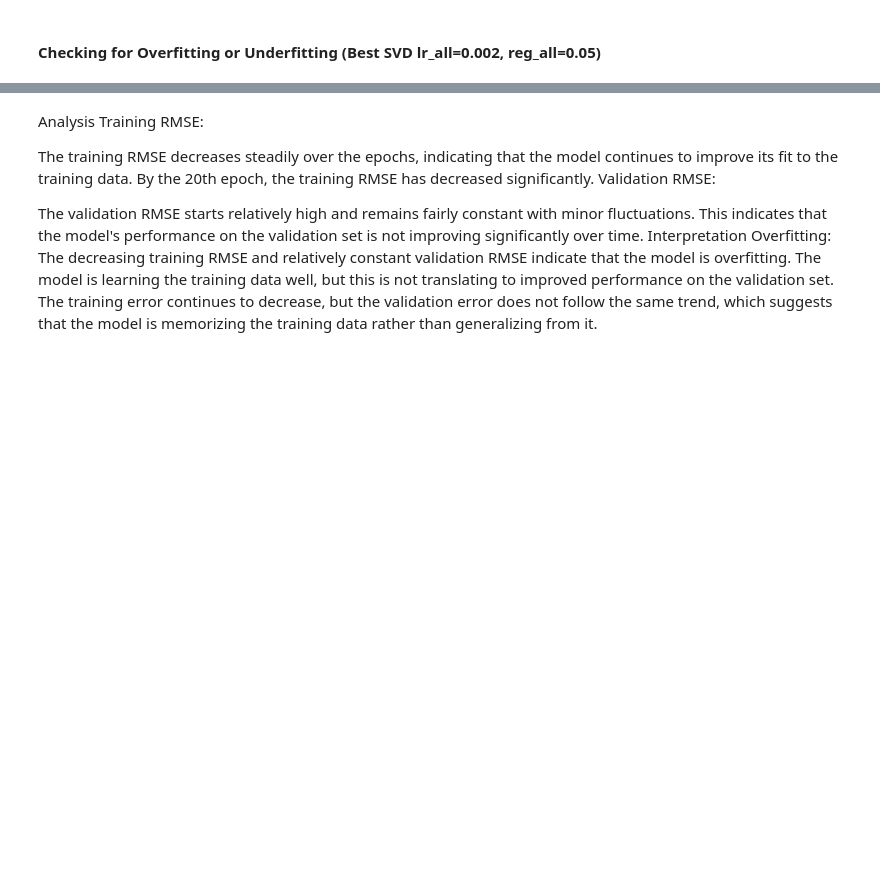
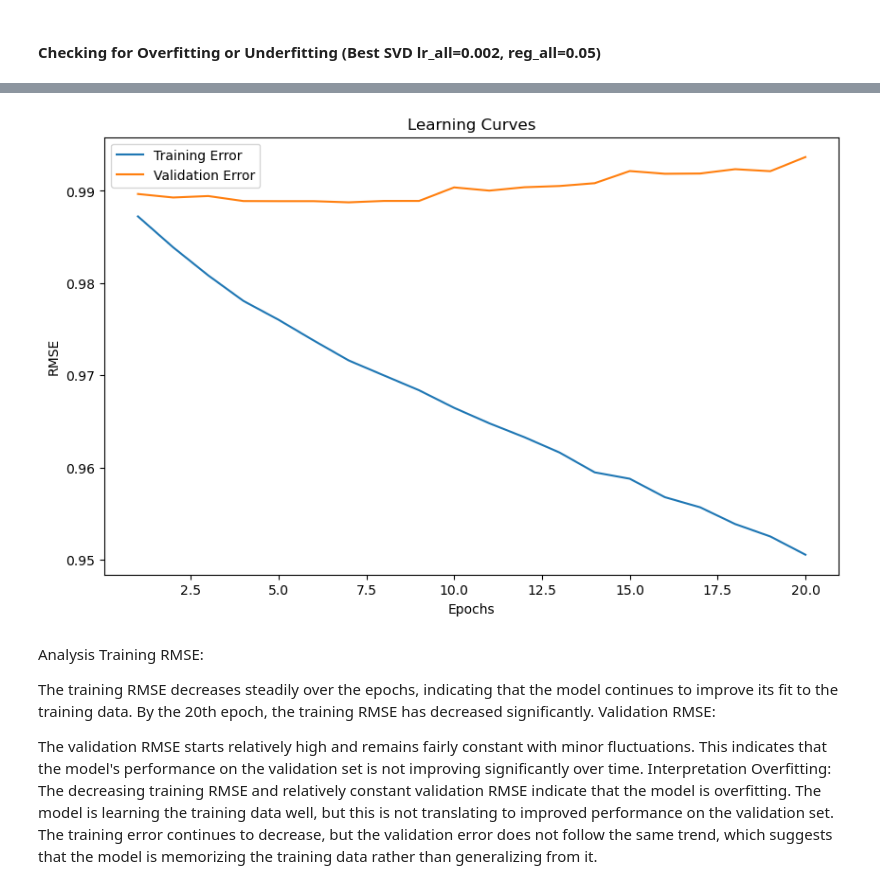
Before and after one commit to dpatel77/CocktailRecommenderSystem, a Jupyter notebook: cocktails.ipynb, the cells around one changed output, grey strips where cells are left out. Cells and saved outputs as stored; diff of their text form; code cells hidden in the pictures; blank space fills up the shorter version.

```diff
--- a/cocktails.ipynb
+++ b/cocktails.ipynb
@@ -990,44 +1015,45 @@ This approach ensures that the collaborative filtering model is trained on the t
 # %% [markdown]
 #### Checking for Overfitting or Underfitting (Best SVD lr_all=0.002, reg_all=0.05)
 # %%
-# # Function to train SVD model and record RMSE at each epoch using the best hyperparameters
-# def train_svd_with_learning_curves(trainset, valset, n_epochs, n_factors=50, lr_all=0.002, reg_all=0.05):
-#     train_errors = []
-#     val_errors = []
+# Function to train SVD model and record RMSE at each epoch using the best hyperparameters
+def train_svd_with_learning_curves(trainset, valset, n_epochs, n_factors=50, lr_all=0.002, reg_all=0.05):
+    train_errors = []
+    val_errors = []
 
-#     svd = SVD(n_factors=n_factors, lr_all=lr_all, reg_all=reg_all, n_epochs=1)  # Initialize SVD with n_epochs=1 to control manually
+    svd = SVD(n_factors=n_factors, lr_all=lr_all, reg_all=reg_all, n_epochs=1)  # Initialize SVD with n_epochs=1 to control manually
 
-#     for epoch in range(n_epochs):
-#         svd.n_epochs = epoch + 1
-#         svd.fit(trainset)  # Incremental training
+    for epoch in range(n_epochs):
+        svd.n_epochs = epoch + 1
+        svd.fit(trainset)  # Incremental training
 
-#         # Calculate RMSE for training set
-#         train_predictions = svd.test(trainset.build_testset())
-#         train_rmse = accuracy.rmse(train_predictions, verbose=False)
-#         train_errors.append(train_rmse)
+        # Calculate RMSE for training set
+        train_predictions = svd.test(trainset.build_testset())
+        train_rmse = accuracy.rmse(train_predictions, verbose=False)
+        train_errors.append(train_rmse)
 
-#         # Calculate RMSE for validation set
-#         val_predictions = svd.test(valset)
-#         val_rmse = accuracy.rmse(val_predictions, verbose=False)
-#         val_errors.append(val_rmse)
+        # Calculate RMSE for validation set
+        val_predictions = svd.test(valset)
+        val_rmse = accuracy.rmse(val_predictions, verbose=False)
+        val_errors.append(val_rmse)
 
-#         print(f"Epoch {epoch + 1}/{n_epochs} - Training RMSE: {train_rmse:.4f}, Validation RMSE: {val_rmse:.4f}")
+        print(f"Epoch {epoch + 1}/{n_epochs} - Training RMSE: {train_rmse:.4f}, Validation RMSE: {val_rmse:.4f}")
 
-#     return train_errors, val_errors
+    return train_errors, val_errors
 
-# # Train the model and record learning curves using the best hyperparameters
-# n_epochs = 20
-# train_errors, val_errors = train_svd_with_learning_curves(trainset, valset, n_epochs, n_factors=50, lr_all=0.002, reg_all=0.05)
+# Train the model and record learning curves using the best hyperparameters
+n_epochs = 20
+train_errors, val_errors = train_svd_with_learning_curves(trainset, valset, n_epochs, n_factors=50, lr_all=0.002, reg_all=0.05)
 
-# # Plot the learning curves
-# def plot_learning_curves(train_errors, val_errors):
-#     plt.figure(figsize=(10, 6))
-#     plt.plot(range(1, n_epochs + 1), train_errors, label='Training Error')
-#     plt.plot(range(1, n_epochs + 1), val_errors, label='Validation Error')
-#     plt.xlabel('Epochs')
-#     plt.ylabel('RMSE')
-#     plt.title('Learning Curves')
-#     plt.legend()
-#     plt.show()
+# Plot the learning curves
+def plot_learning_curves(train_errors, val_errors):
+    plt.figure(figsize=(10, 6))
+    plt.plot(range(1, n_epochs + 1), train_errors, label='Training Error')
+    plt.plot(range(1, n_epochs + 1), val_errors, label='Validation Error')
+    plt.xlabel('Epochs')
+    plt.ylabel('RMSE')
+    plt.title('Learning Curves')
+    plt.legend()
+    plt.show()
 
-# plot_learning_curves(train_errors, val_errors)
+plot_learning_curves(train_errors, val_errors)
+# %% [output]
@@ -1034,3 +1080,4 @@ This approach ensures that the collaborative filtering model is trained on the t
+[figure, added]
 # %% [markdown]
 Analysis
 Training RMSE:
```
Also changed, not shown: parts of 31 cells of this notebook.
